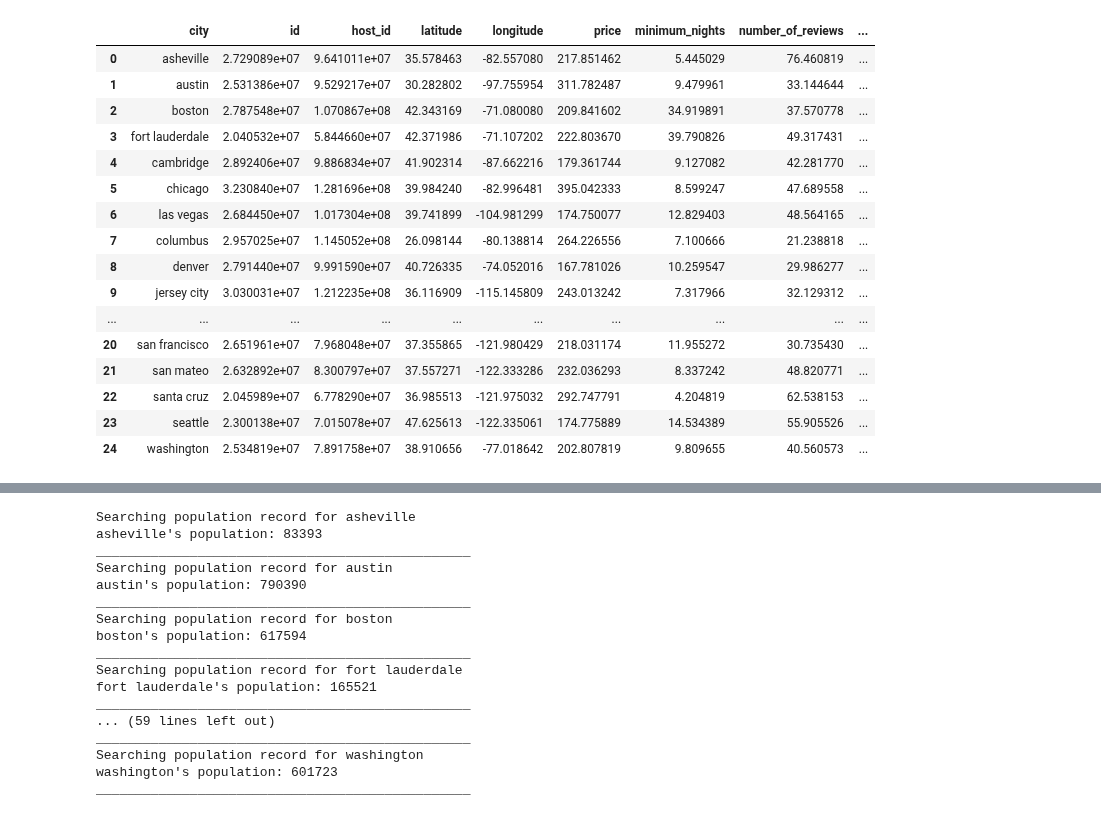
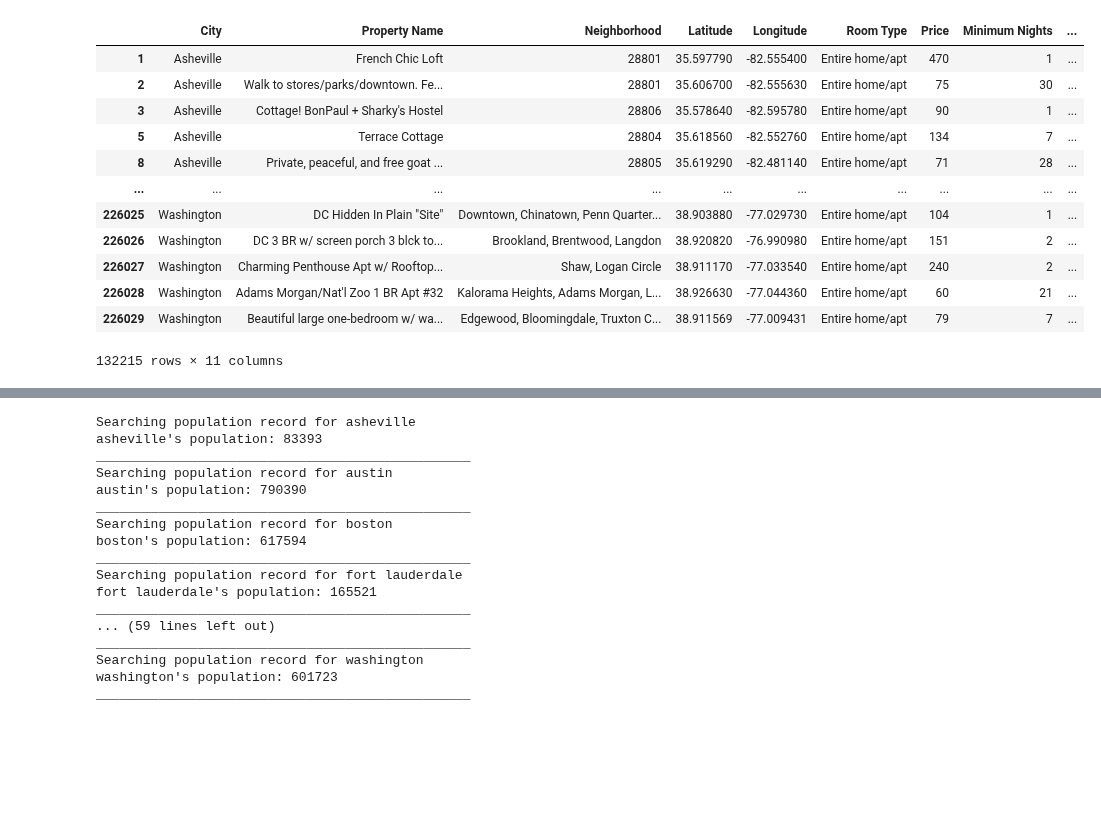
Before and after one commit to marieprosper77/Project1_Diplodocus-_Team, a Jupyter notebook: airbnb-starter.ipynb, the cells around one changed output, grey strips where cells are left out. Cells and saved outputs as stored; diff of their text form; code cells hidden in the pictures; blank space fills up the shorter version.

```diff
--- a/airbnb-starter.ipynb
+++ b/airbnb-starter.ipynb
@@ -12,9 +12,28 @@ from citipy import citipy
 # %%
 abnb_data = pd.read_csv("Resources/airbnb_data.csv")
 # %%
-abnb2 = abnb_data.drop('neighbourhood_group', axis=1)
+abnb2 = abnb_data.drop(['neighbourhood_group', 'id', 'host_id', 'host_name', 'calculated_host_listings_count', 'last_review'], axis=1)
 abnb2_df = abnb2.drop(abnb2[abnb2['room_type'] == 'Private room'].index)
 abnb2_df['city'] = abnb2_df['city'].replace({'Broward County':'Fort Lauderdale','Clark County':'Las Vegas','New York City':'New York','San Clara Country':'San Jose','San Mateo County':'San Mateo','Santa Cruz County':'Santa Cruz','Twin Cities MSA':'Twin Cities','Washington D.C.':'Washington'})
 abnb_df = abnb2_df.drop(abnb2_df[(abnb2_df['city'] == 'Hawaii') | (abnb2_df['city'] == 'Rhode Island') | (abnb2_df['city'] == 'Twin Cities')].index)
+
+abnb_df = abnb_df[['city', 'name', 'neighbourhood', 'latitude', 'longitude', 'room_type', 'price', 'minimum_nights', 'number_of_reviews', 'reviews_per_month', 'availability_365']]
+abnb_df.rename(columns={'city': 'City', 'name': 'Property Name', 'neighbourhood': 'Neighborhood', 'latitude': 'Latitude', 'longitude': 'Longitude', 'room_type': 'Room Type', 'price': 'Price', 'minimum_nights': 'Minimum Nights', 'number_of_reviews': 'Number of Reviews', 'reviews_per_month': 'Reviews per Month', 'availability_365': 'Availability (days per year)'}, inplace=True)
+
+abnb_df
+# %% [output]
+|  | City | Property Name | Neighborhood | Latitude | Longitude | Room Type | Price | Minimum Nights | ... |
+| 1 | Asheville | French Chic Loft | 28801 | 35.597790 | -82.555400 | Entire home/apt | 470 | 1 | ... |
+| 2 | Asheville | Walk to stores/parks/downtown. Fe... | 28801 | 35.606700 | -82.555630 | Entire home/apt | 75 | 30 | ... |
+| 3 | Asheville | Cottage! BonPaul + Sharky's Hostel | 28806 | 35.578640 | -82.595780 | Entire home/apt | 90 | 1 | ... |
+| 5 | Asheville | Terrace Cottage | 28804 | 35.618560 | -82.552760 | Entire home/apt | 134 | 7 | ... |
+| 8 | Asheville | Private, peaceful, and free goat ... | 28805 | 35.619290 | -82.481140 | Entire home/apt | 71 | 28 | ... |
+| ... | ... | ... | ... | ... | ... | ... | ... | ... | ... |
+| 226025 | Washington | DC Hidden In Plain "Site" | Downtown, Chinatown, Penn Quarter... | 38.903880 | -77.029730 | Entire home/apt | 104 | 1 | ... |
+| 226026 | Washington | DC 3 BR w/ screen porch 3 blck to... | Brookland, Brentwood, Langdon | 38.920820 | -76.990980 | Entire home/apt | 151 | 2 | ... |
+| 226027 | Washington | Charming Penthouse Apt w/ Rooftop... | Shaw, Logan Circle | 38.911170 | -77.033540 | Entire home/apt | 240 | 2 | ... |
+| 226028 | Washington | Adams Morgan/Nat'l Zoo 1 BR Apt #32 | Kalorama Heights, Adams Morgan, L... | 38.926630 | -77.044360 | Entire home/apt | 60 | 21 | ... |
+| 226029 | Washington | Beautiful large one-bedroom w/ wa... | Edgewood, Bloomingdale, Truxton C... | 38.911569 | -77.009431 | Entire home/apt | 79 | 7 | ... |
+132215 rows × 11 columns
 # %%
 Cities = []
@@ -33,20 +46,0 @@ by_cities['State'] = states
-# %%
-by_cities
-# %% [output]
-|  | city | id | host_id | latitude | longitude | price | minimum_nights | number_of_reviews | ... |
-| 0 | asheville | 2.729089e+07 | 9.641011e+07 | 35.578463 | -82.557080 | 217.851462 | 5.445029 | 76.460819 | ... |
-| 1 | austin | 2.531386e+07 | 9.529217e+07 | 30.282802 | -97.755954 | 311.782487 | 9.479961 | 33.144644 | ... |
-| 2 | boston | 2.787548e+07 | 1.070867e+08 | 42.343169 | -71.080080 | 209.841602 | 34.919891 | 37.570778 | ... |
-| 3 | fort lauderdale | 2.040532e+07 | 5.844660e+07 | 42.371986 | -71.107202 | 222.803670 | 39.790826 | 49.317431 | ... |
-| 4 | cambridge | 2.892406e+07 | 9.886834e+07 | 41.902314 | -87.662216 | 179.361744 | 9.127082 | 42.281770 | ... |
-| 5 | chicago | 3.230840e+07 | 1.281696e+08 | 39.984240 | -82.996481 | 395.042333 | 8.599247 | 47.689558 | ... |
-| 6 | las vegas | 2.684450e+07 | 1.017304e+08 | 39.741899 | -104.981299 | 174.750077 | 12.829403 | 48.564165 | ... |
-| 7 | columbus | 2.957025e+07 | 1.145052e+08 | 26.098144 | -80.138814 | 264.226556 | 7.100666 | 21.238818 | ... |
-| 8 | denver | 2.791440e+07 | 9.991590e+07 | 40.726335 | -74.052016 | 167.781026 | 10.259547 | 29.986277 | ... |
-| 9 | jersey city | 3.030031e+07 | 1.212235e+08 | 36.116909 | -115.145809 | 243.013242 | 7.317966 | 32.129312 | ... |
-| ... | ... | ... | ... | ... | ... | ... | ... | ... | ... |
-| 20 | san francisco | 2.651961e+07 | 7.968048e+07 | 37.355865 | -121.980429 | 218.031174 | 11.955272 | 30.735430 | ... |
-| 21 | san mateo | 2.632892e+07 | 8.300797e+07 | 37.557271 | -122.333286 | 232.036293 | 8.337242 | 48.820771 | ... |
-| 22 | santa cruz | 2.045989e+07 | 6.778290e+07 | 36.985513 | -121.975032 | 292.747791 | 4.204819 | 62.538153 | ... |
-| 23 | seattle | 2.300138e+07 | 7.015078e+07 | 47.625613 | -122.335061 | 174.775889 | 14.534389 | 55.905526 | ... |
-| 24 | washington | 2.534819e+07 | 7.891758e+07 | 38.910656 | -77.018642 | 202.807819 | 9.809655 | 40.560573 | ... |
```
Also changed, not shown: parts of 7 cells of this notebook.
